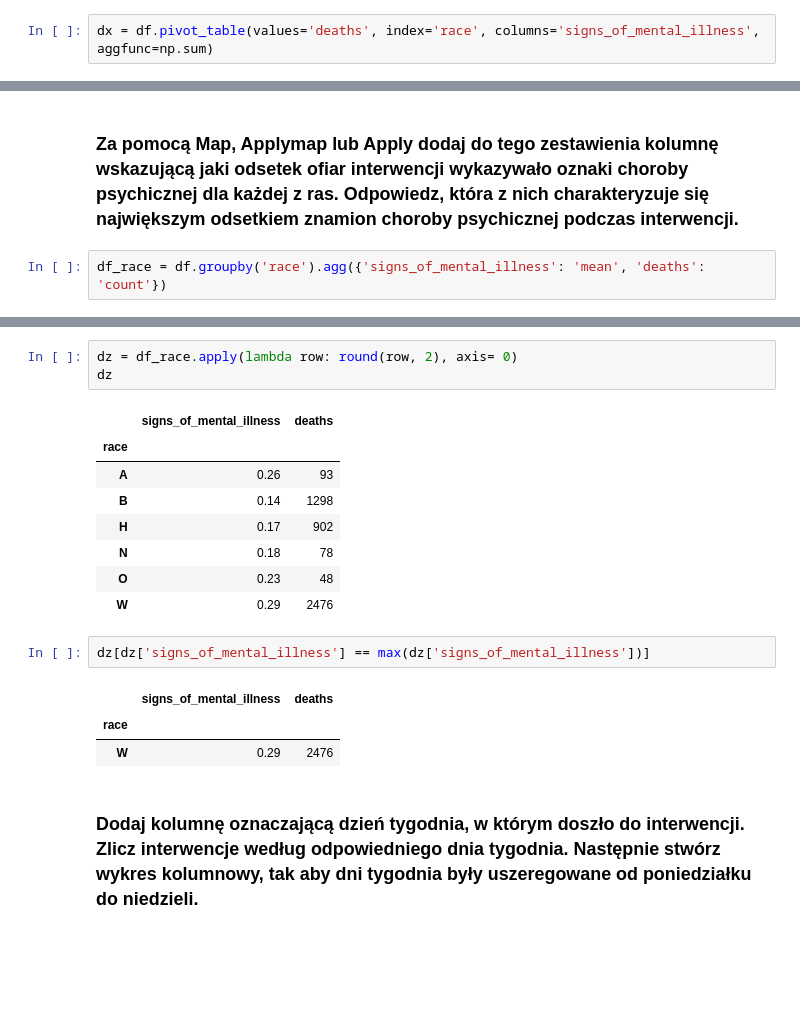
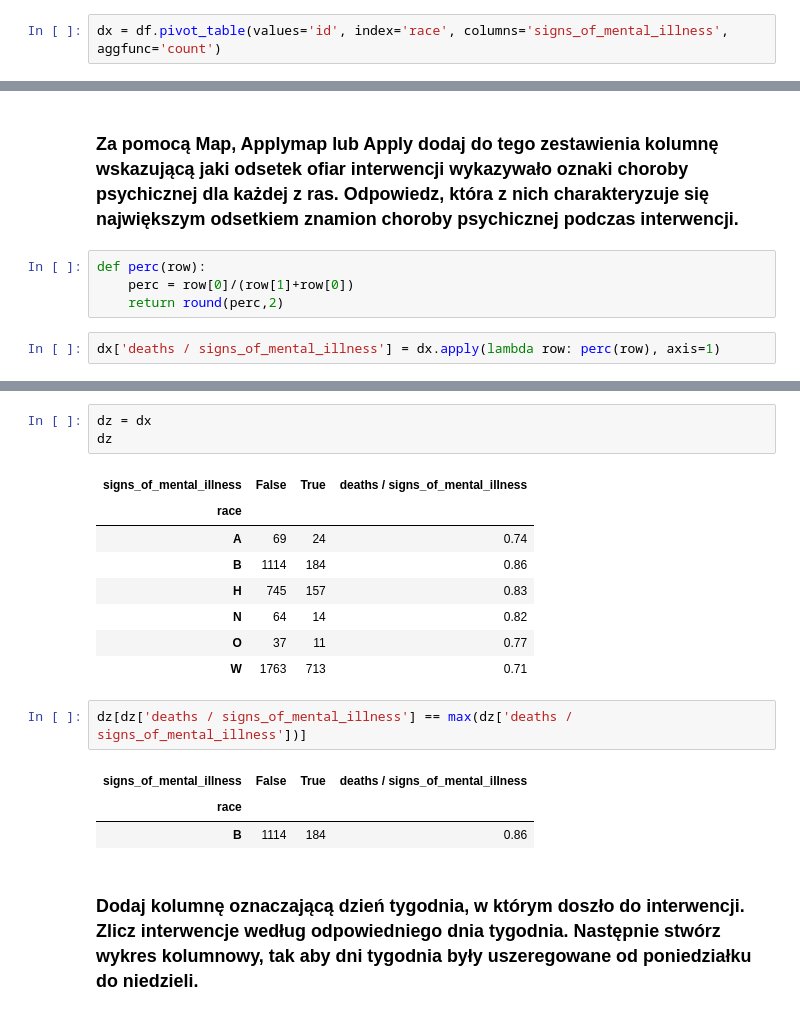
Before and after one commit to kanies89/Dataset-manipulation, a Jupyter notebook: Module 8.3 Task 1.ipynb, the cells around one changed output, grey strips where cells are left out. Saved outputs shown, nothing was run; the diff lists cells and outputs as text; blank space fills up the shorter version.

```diff
--- a/Module 8.3 Task 1.ipynb
+++ b/Module 8.3 Task 1.ipynb
@@ -29,5 +19,5 @@ df.head()
 # %%
-dx = df.pivot_table(values='deaths', index='race', columns='signs_of_mental_illness', aggfunc=np.sum)
+dx = df.pivot_table(values='id', index='race', columns='signs_of_mental_illness', aggfunc='count')
 # %%
 dx
 # %% [output]
@@ -42,4 +52,8 @@ dx
 # %% [markdown]
 ### Za pomocą Map, Applymap lub Apply dodaj do tego zestawienia kolumnę wskazującą jaki odsetek ofiar interwencji wykazywało oznaki choroby psychicznej dla każdej z ras. Odpowiedz, która z nich charakteryzuje się największym odsetkiem znamion choroby psychicznej podczas interwencji.
+# %%
+def perc(row):
+    perc = row[0]/(row[1]+row[0])
+    return round(perc,2)
 # %%
-df_race = df.groupby('race').agg({'signs_of_mental_illness': 'mean', 'deaths': 'count'})
+dx['deaths / signs_of_mental_illness'] = dx.apply(lambda row: perc(row), axis=1)
@@ -46,21 +71,21 @@ df_race = df.groupby('race').agg({'signs_of_mental_illness': 'mean', 'deaths': '
 # %%
-dz = df_race.apply(lambda row: round(row, 2), axis= 0)
+dz = dx
 dz
 # %% [output]
-|  | signs_of_mental_illness | deaths |
-| race |  |  |
-| A | 0.26 | 93 |
-| B | 0.14 | 1298 |
-| H | 0.17 | 902 |
-| N | 0.18 | 78 |
-| O | 0.23 | 48 |
-| W | 0.29 | 2476 |
+| signs_of_mental_illness | False | True | deaths / signs_of_mental_illness |
+| race |  |  |  |
+| A | 69 | 24 | 0.74 |
+| B | 1114 | 184 | 0.86 |
+| H | 745 | 157 | 0.83 |
+| N | 64 | 14 | 0.82 |
+| O | 37 | 11 | 0.77 |
+| W | 1763 | 713 | 0.71 |
 # %%
-dz[dz['signs_of_mental_illness'] == max(dz['signs_of_mental_illness'])]
+dz[dz['deaths / signs_of_mental_illness'] == max(dz['deaths / signs_of_mental_illness'])]
 # %% [output]
-|  | signs_of_mental_illness | deaths |
-| race |  |  |
-| W | 0.29 | 2476 |
+| signs_of_mental_illness | False | True | deaths / signs_of_mental_illness |
+| race |  |  |  |
+| B | 1114 | 184 | 0.86 |
 # %% [markdown]
 ### Dodaj kolumnę oznaczającą dzień tygodnia, w którym doszło do interwencji. Zlicz interwencje według odpowiedniego dnia tygodnia. Następnie stwórz wykres kolumnowy, tak aby dni tygodnia były uszeregowane od poniedziałku do niedzieli.
 # %%
```
Also changed, not shown: parts of 22 cells of this notebook.
